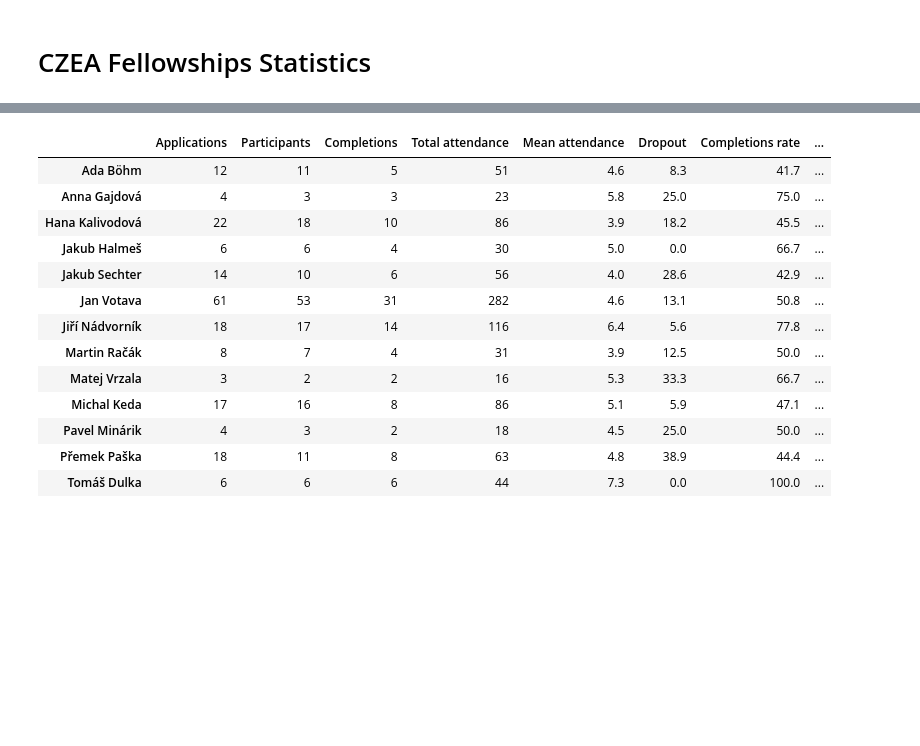
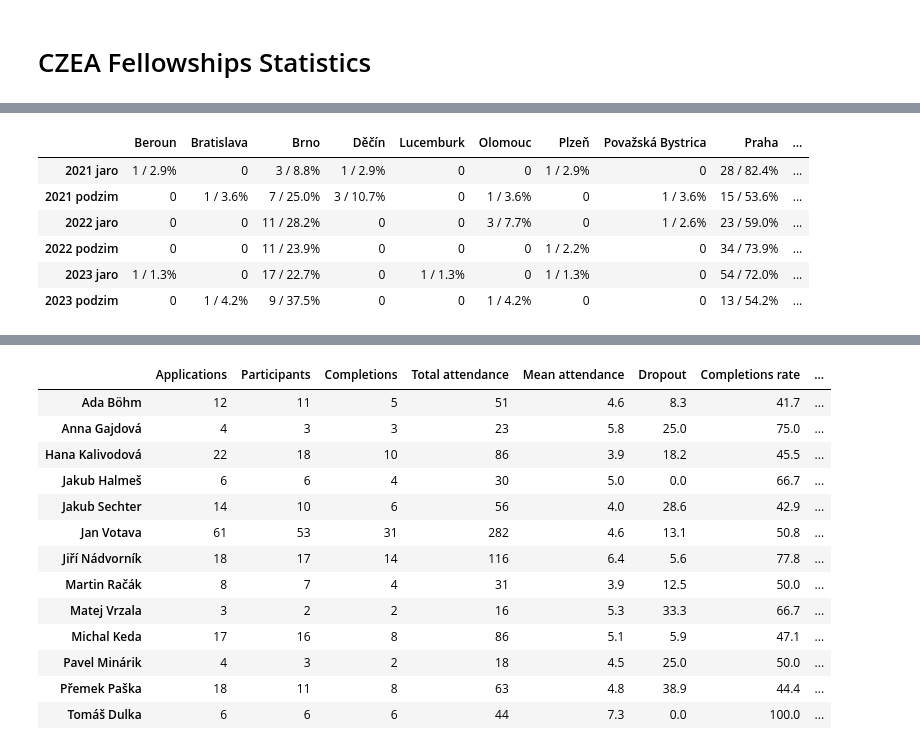
Before and after one commit to GPT-4I/evals, a Jupyter notebook: data.ipynb, the cells around one changed output, grey strips where cells are left out. Saved outputs shown, nothing was run; the diff lists cells and outputs as text; code cells hidden in the pictures; blank space fills up the shorter version.

```diff
--- a/data.ipynb
+++ b/data.ipynb
@@ -2,0 +166,10 @@
+# %%
+report_2_columns("Season","City")
+# %% [output]
+|  | Beroun | Bratislava | Brno | Děčín | Lucemburk | Olomouc | Plzeň | Považská Bystrica | Praha | ... |
+| 2021 jaro | 1 / 2.9% | 0 | 3 / 8.8% | 1 / 2.9% | 0 | 0 | 1 / 2.9% | 0 | 28 / 82.4% | ... |
+| 2021 podzim | 0 | 1 / 3.6% | 7 / 25.0% | 3 / 10.7% | 0 | 1 / 3.6% | 0 | 1 / 3.6% | 15 / 53.6% | ... |
+| 2022 jaro | 0 | 0 | 11 / 28.2% | 0 | 0 | 3 / 7.7% | 0 | 1 / 2.6% | 23 / 59.0% | ... |
+| 2022 podzim | 0 | 0 | 11 / 23.9% | 0 | 0 | 0 | 1 / 2.2% | 0 | 34 / 73.9% | ... |
+| 2023 jaro | 1 / 1.3% | 0 | 17 / 22.7% | 0 | 1 / 1.3% | 0 | 1 / 1.3% | 0 | 54 / 72.0% | ... |
+| 2023 podzim | 0 | 1 / 4.2% | 9 / 37.5% | 0 | 0 | 1 / 4.2% | 0 | 0 | 13 / 54.2% | ... |
```
Also changed, not shown: parts of 23 cells of this notebook.
